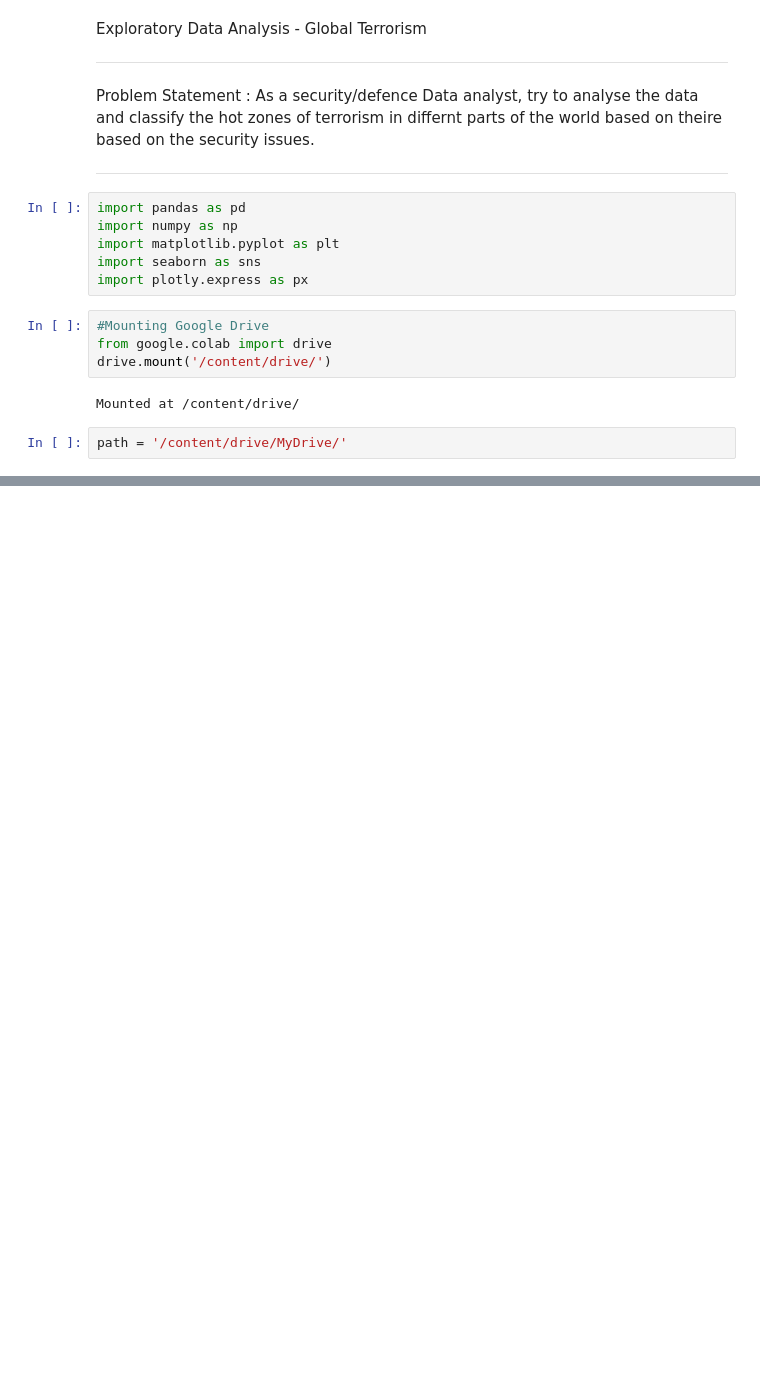
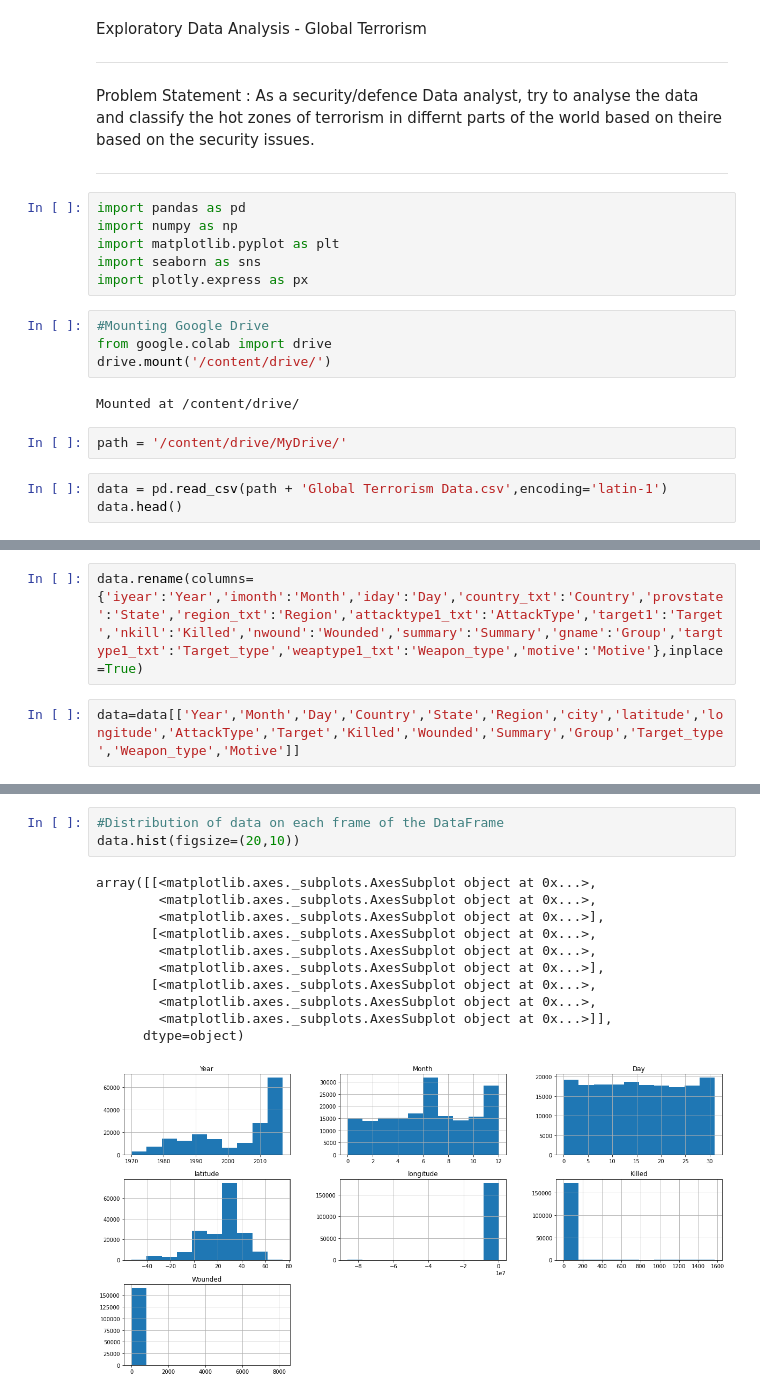
Before and after one commit to PremPatil0129/Global-Terrorism-Data-Analysis, a Jupyter notebook: GlobalTerrorism.ipynb, the cells around one changed output, grey strips where cells are left out. Cells and saved outputs as stored; diff of their text form; blank space fills up the shorter version.

```diff
--- a/GlobalTerrorism.ipynb
+++ b/GlobalTerrorism.ipynb
@@ -24,3 +24,6 @@ drive.mount('/content/drive/')
 Mounted at /content/drive/
 # %%
 path = '/content/drive/MyDrive/'
+# %%
+data = pd.read_csv(path + 'Global Terrorism Data.csv',encoding='latin-1')
+data.head()
@@ -26,0 +49,4 @@ path = '/content/drive/MyDrive/'
+# %%
+data.rename(columns={'iyear':'Year','imonth':'Month','iday':'Day','country_txt':'Country','provstate':'State','region_txt':'Region','attacktype1_txt':'AttackType','target1':'Target','nkill':'Killed','nwound':'Wounded','summary':'Summary','gname':'Group','targtype1_txt':'Target_type','weaptype1_txt':'Weapon_type','motive':'Motive'},inplace=True)
+# %%
+data=data[['Year','Month','Day','Country','State','Region','city','latitude','longitude','AttackType','Target','Killed','Wounded','Summary','Group','Target_type','Weapon_type','Motive']]
@@ -26,0 +63,15 @@ path = '/content/drive/MyDrive/'
+# %%
+#Distribution of data on each frame of the DataFrame
+data.hist(figsize=(20,10))
+# %% [output]
+array([[<matplotlib.axes._subplots.AxesSubplot object at 0x...>,
+        <matplotlib.axes._subplots.AxesSubplot object at 0x...>,
+        <matplotlib.axes._subplots.AxesSubplot object at 0x...>],
+       [<matplotlib.axes._subplots.AxesSubplot object at 0x...>,
+        <matplotlib.axes._subplots.AxesSubplot object at 0x...>,
+        <matplotlib.axes._subplots.AxesSubplot object at 0x...>],
+       [<matplotlib.axes._subplots.AxesSubplot object at 0x...>,
+        <matplotlib.axes._subplots.AxesSubplot object at 0x...>,
+        <matplotlib.axes._subplots.AxesSubplot object at 0x...>]],
+      dtype=object)
+[figure, added]
```
Also changed, not shown: parts of 9 cells of this notebook.
